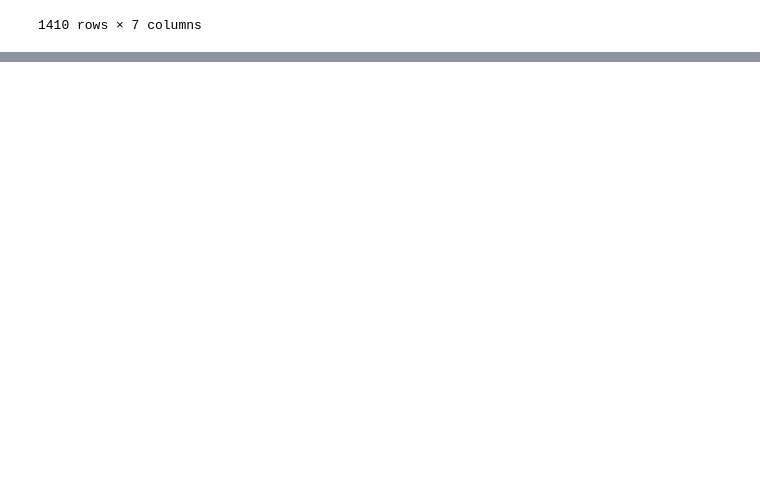
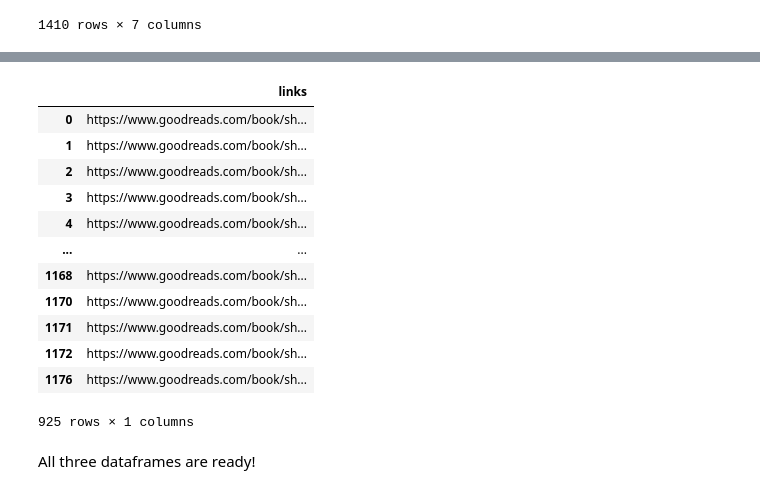
Before and after one commit to Booookkkkkssss/books_main, a Jupyter notebook: shawns_work/acquisition_round_2.ipynb, the cells around one changed output, grey strips where cells are left out. Saved outputs shown, nothing was run; the diff lists cells and outputs as text; code cells hidden in the pictures; blank space fills up the shorter version.

```diff
--- a/shawns_work/acquisition_round_2.ipynb
+++ b/shawns_work/acquisition_round_2.ipynb
@@ -196,3 +205,5 @@ https://www.goodreads.com/book/show/55361205-a-promised-land?from_search=true&fr
 | 1408 | November 29 2020 | Humans | Brandon Stanton | St. Martin's Press | humans | brandon stanton | https://www.goodreads.com/book/sh... |
 | 1409 | December 27 2020 | A Promised Land | Barack Obama | Crown | a promised land | barack obama | https://www.goodreads.com/book/sh... |
 1410 rows × 7 columns
+# %%
+df = pd.read_csv('links.txt', header=None)
@@ -198,0 +226,2 @@ https://www.goodreads.com/book/show/55361205-a-promised-land?from_search=true&fr
+# %%
+df = df.rename(columns={0:'links'})
@@ -198,0 +281,20 @@ https://www.goodreads.com/book/show/55361205-a-promised-land?from_search=true&fr
+# %%
+df = df[~df['links'].str.contains('summary')]
+# %%
+df
+# %% [output]
+|  | links |
+| 0 | https://www.goodreads.com/book/sh... |
+| 1 | https://www.goodreads.com/book/sh... |
+| 2 | https://www.goodreads.com/book/sh... |
+| 3 | https://www.goodreads.com/book/sh... |
+| 4 | https://www.goodreads.com/book/sh... |
+| ... | ... |
+| 1168 | https://www.goodreads.com/book/sh... |
+| 1170 | https://www.goodreads.com/book/sh... |
+| 1171 | https://www.goodreads.com/book/sh... |
+| 1172 | https://www.goodreads.com/book/sh... |
+| 1176 | https://www.goodreads.com/book/sh... |
+925 rows × 1 columns
+# %% [markdown]
+All three dataframes are ready!
```
Also changed, not shown: parts of 48 cells of this notebook, 6 other files.
